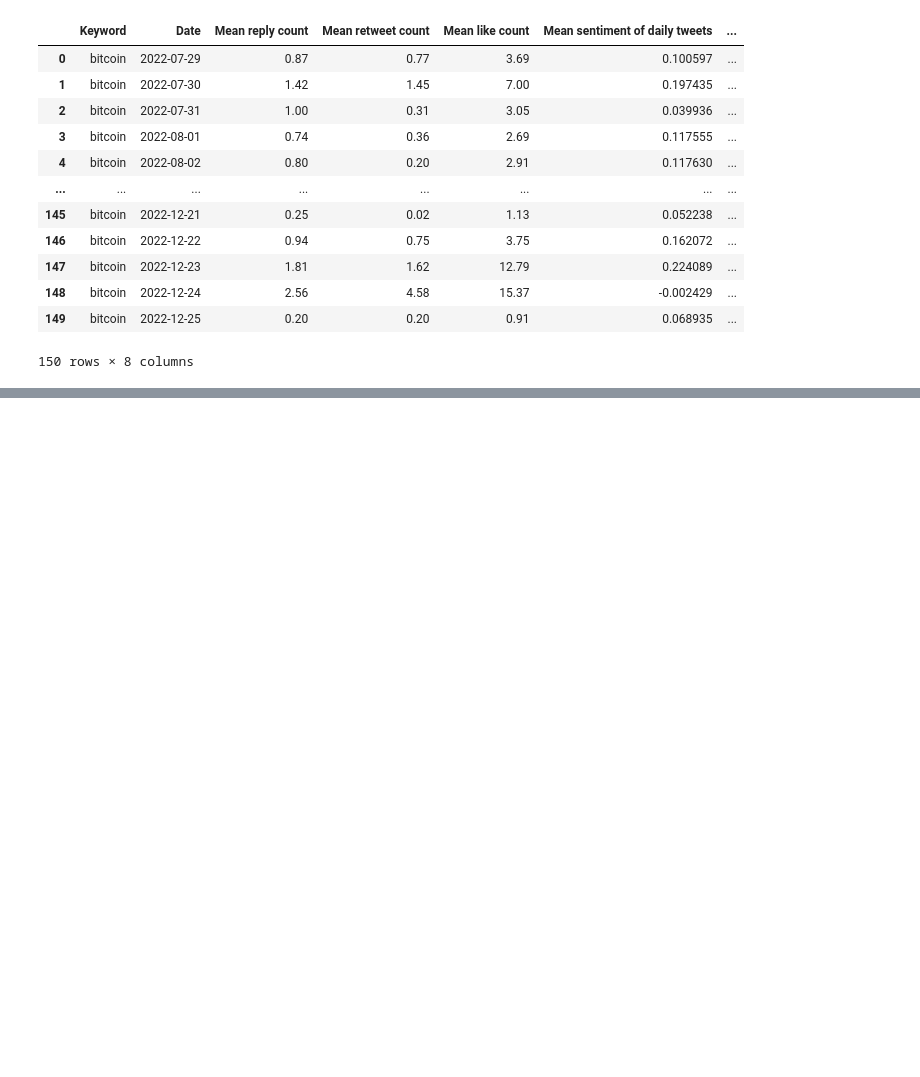
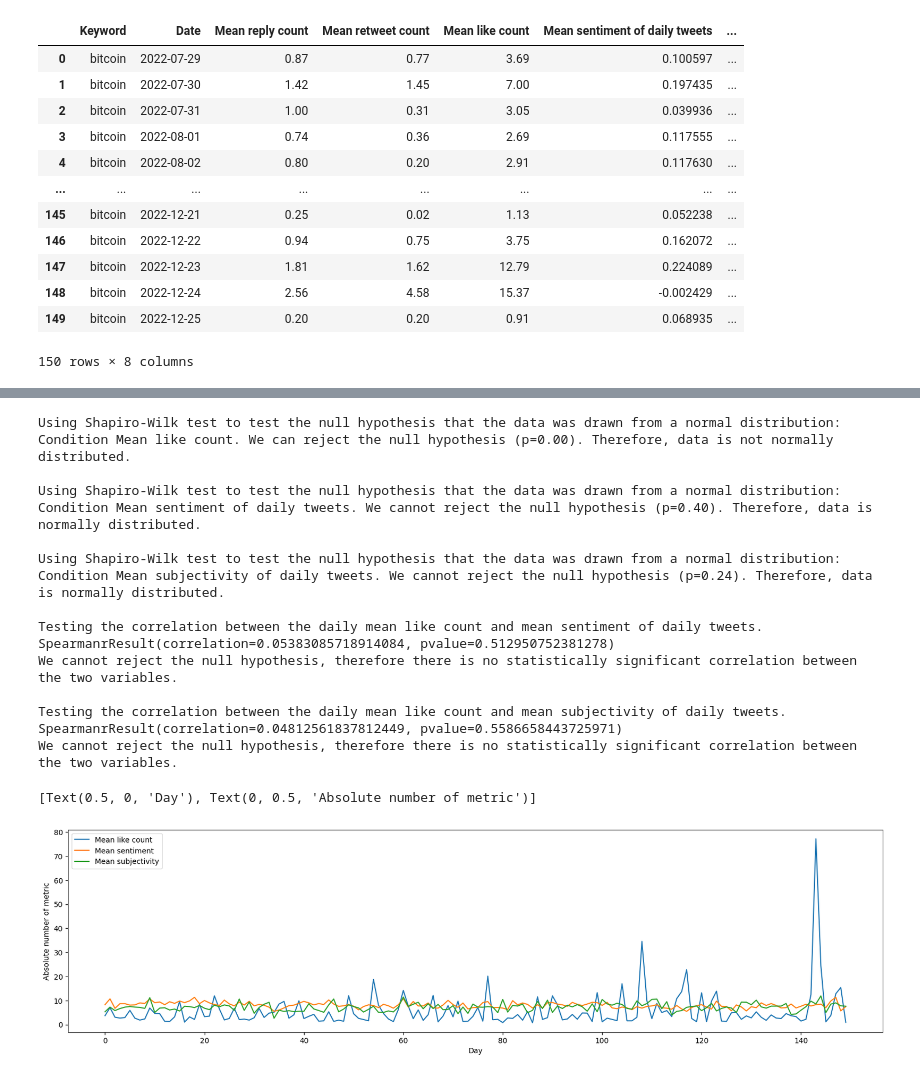
Before and after one commit to MurasatoNaoya/Proof-of-Concept-Banking-System-and-BTC-Market-Price-Tracking-Sentiment-Analysis-Projects, a Jupyter notebook: Courseworks/Part 2/SDPA_p2.ipynb, the cells around one changed output, grey strips where cells are left out. Saved outputs shown, nothing was run; the diff lists cells and outputs as text; code cells hidden in the pictures; blank space fills up the shorter version.

```diff
--- a/Courseworks/Part 2/SDPA_p2.ipynb
+++ b/Courseworks/Part 2/SDPA_p2.ipynb
@@ -250,0 +269,16 @@ df_bitcoin  created!
+# %%
+def spearmanr_tester(v1, v2):
+
+    spearmanr_result = spearmanr(v1, v2)
+    print(spearmanr_result)
+
+    if (spearmanr_result[1] < 0.05):
+
+        print('Reject the null hypothesis that is there no statistically significant correlation between the two variables.')
+        print(f'The statistically affirmed correlation between the two variables has been found to be {spearmanr_result[0]}.')
+
+    else:
+
+        print('We cannot reject the null hypothesis, therefore there is no statistically significant correlation between the two variables.')
+
+    print('  ')
@@ -250,0 +354,53 @@ df_bitcoin  created!
+# %%
+# Question 1b:
+
+df_bitcoin = pd.read_csv('bitcoin _enriched_data.csv')
+
+# Assigning varibales to later apply Pearson r correlation test to.
+v1 = df_bitcoin['Mean like count']
+v2 = df_bitcoin['Mean sentiment of daily tweets']
+v3 = df_bitcoin['Mean subjectivity of daily tweets']
+
+normality_tester('Mean like count')
+normality_tester('Mean sentiment of daily tweets')
+normality_tester('Mean subjectivity of daily tweets')
+# Calculating the correlation between the daily mean like count and mean sentiment of daily tweets.
+
+print('Testing the correlation between the daily mean like count and mean sentiment of daily tweets.')
+spearmanr_tester(v1, v2)
+
+
+# Calculating the correlation between the daily mean like count and mean subjectivity of daily tweets.
+print('Testing the correlation between the daily mean like count and mean subjectivity of daily tweets.')
+spearmanr_tester(v1, v3)
+
+
+# Mean sentiment and subjectivity scaled in order to view any correlation more closely when visualised.
+df_bitcoin['Mean sentiment of daily tweets'] = df_bitcoin['Mean sentiment of daily tweets'] * 25
+df_bitcoin['Mean sentiment of daily tweets'] = df_bitcoin['Mean sentiment of daily tweets'] + df_bitcoin['Mean like count'].mean()
+df_bitcoin['Mean subjectivity of daily tweets'] = df_bitcoin['Mean subjectivity of daily tweets'] * 50
+df_bitcoin['Mean subjectivity of daily tweets'] = df_bitcoin['Mean subjectivity of daily tweets'] - (df_bitcoin['Mean like count'].mean())* 1.5
+
+plt.figure(figsize=(20, 5))
+sns.lineplot(x = df_bitcoin.index, y = 'Mean like count', data = df_bitcoin, label = 'Mean like count ').set(xlabel = 'Day', ylabel = 'Absolute number of metric')
+sns.lineplot(x = df_bitcoin.index, y = 'Mean sentiment of daily tweets', data = df_bitcoin, label = 'Mean sentiment').set(xlabel = 'Day', ylabel = 'Absolute number of metrice')
+sns.lineplot(x = df_bitcoin.index, y = 'Mean subjectivity of daily tweets', data = df_bitcoin, label = 'Mean subjectivity').set(xlabel = 'Day', ylabel = 'Absolute number of metric')
+# %% [output]
+Using Shapiro-Wilk test to test the null hypothesis that the data was drawn from a normal distribution:
+Condition Mean like count. We can reject the null hypothesis (p=0.00). Therefore, data is not normally distributed.
+
+Using Shapiro-Wilk test to test the null hypothesis that the data was drawn from a normal distribution:
+Condition Mean sentiment of daily tweets. We cannot reject the null hypothesis (p=0.40). Therefore, data is normally distributed.
+
+Using Shapiro-Wilk test to test the null hypothesis that the data was drawn from a normal distribution:
+Condition Mean subjectivity of daily tweets. We cannot reject the null hypothesis (p=0.24). Therefore, data is normally distributed.
+
+Testing the correlation between the daily mean like count and mean sentiment of daily tweets.
+SpearmanrResult(correlation=0.05383085718914084, pvalue=0.512950752381278)
+We cannot reject the null hypothesis, therefore there is no statistically significant correlation between the two variables.
+
+Testing the correlation between the daily mean like count and mean subjectivity of daily tweets.
+SpearmanrResult(correlation=0.04812561837812449, pvalue=0.5586658443725971)
+We cannot reject the null hypothesis, therefore there is no statistically significant correlation between the two variables.
+[Text(0.5, 0, 'Day'), Text(0, 0.5, 'Absolute number of metric')]
+[figure, added]
```
Also changed, not shown: parts of 17 cells of this notebook.
